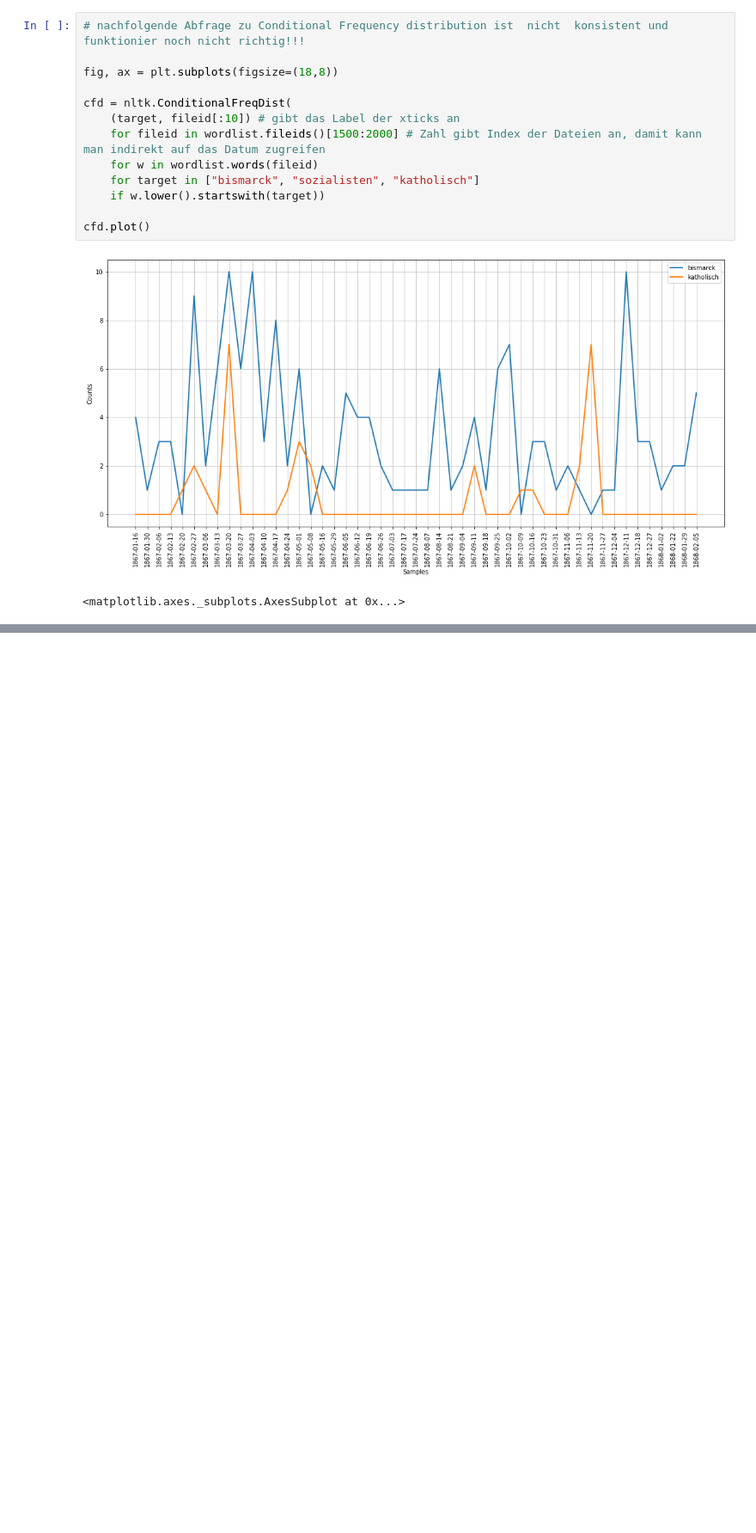
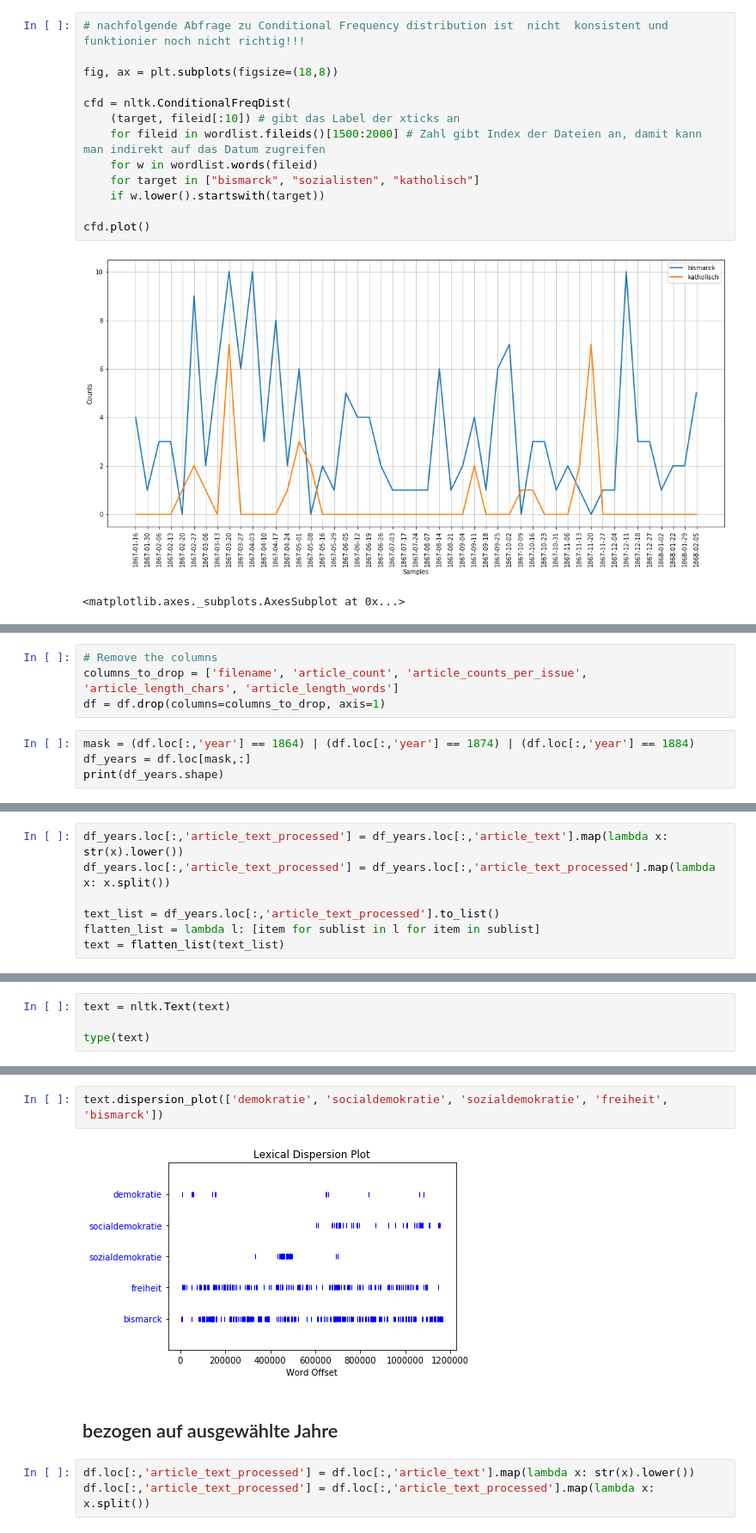
Before and after one commit to martindroege/text-mining-amtspresse-preussen, a Jupyter notebook: NLTK_Explorer.ipynb, the cells around one changed output, grey strips where cells are left out. Shown: that part at 86% size. Drawn from its saved outputs; the diff is of its cells as text; blank space fills up the shorter version.

Commit message:
Create Spacy-Tester, Update NLTK_Explorer, Topic Modeling

```diff
--- a/NLTK_Explorer.ipynb
+++ b/NLTK_Explorer.ipynb
@@ -105,0 +122,8 @@ cfd.plot()
+# %%
+# Remove the columns
+columns_to_drop = ['filename', 'article_count', 'article_counts_per_issue', 'article_length_chars', 'article_length_words']
+df = df.drop(columns=columns_to_drop, axis=1)
+# %%
+mask = (df.loc[:,'year'] == 1864) | (df.loc[:,'year'] == 1874) | (df.loc[:,'year'] == 1884)
+df_years = df.loc[mask,:]
+print(df_years.shape)
@@ -105,0 +132,7 @@ cfd.plot()
+# %%
+df_years.loc[:,'article_text_processed'] = df_years.loc[:,'article_text'].map(lambda x: str(x).lower())
+df_years.loc[:,'article_text_processed'] = df_years.loc[:,'article_text_processed'].map(lambda x: x.split())
+
+text_list = df_years.loc[:,'article_text_processed'].to_list()
+flatten_list = lambda l: [item for sublist in l for item in sublist]
+text = flatten_list(text_list)
@@ -105,0 +150,4 @@ cfd.plot()
+# %%
+text = nltk.Text(text)
+
+type(text)
@@ -105,0 +174,9 @@ cfd.plot()
+# %%
+text.dispersion_plot(['demokratie', 'socialdemokratie', 'sozialdemokratie', 'freiheit', 'bismarck'])
+# %% [output]
+[figure, added]
+# %% [markdown]
+## bezogen auf ausgewählte Jahre
+# %%
+df.loc[:,'article_text_processed'] = df.loc[:,'article_text'].map(lambda x: str(x).lower())
+df.loc[:,'article_text_processed'] = df.loc[:,'article_text_processed'].map(lambda x: x.split())
```
Also changed, not shown: parts of 8 cells of this notebook, 3 other files.
